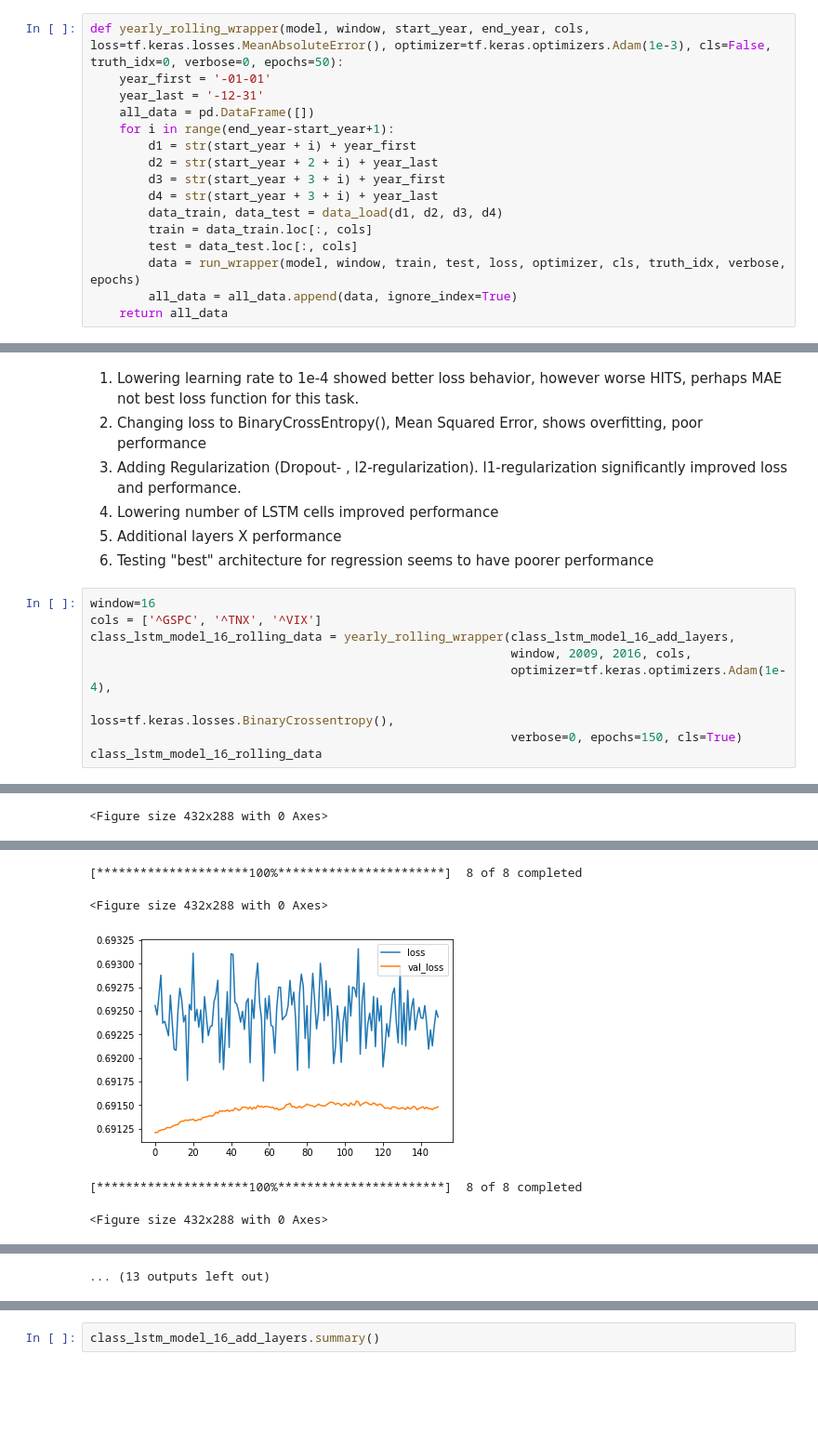
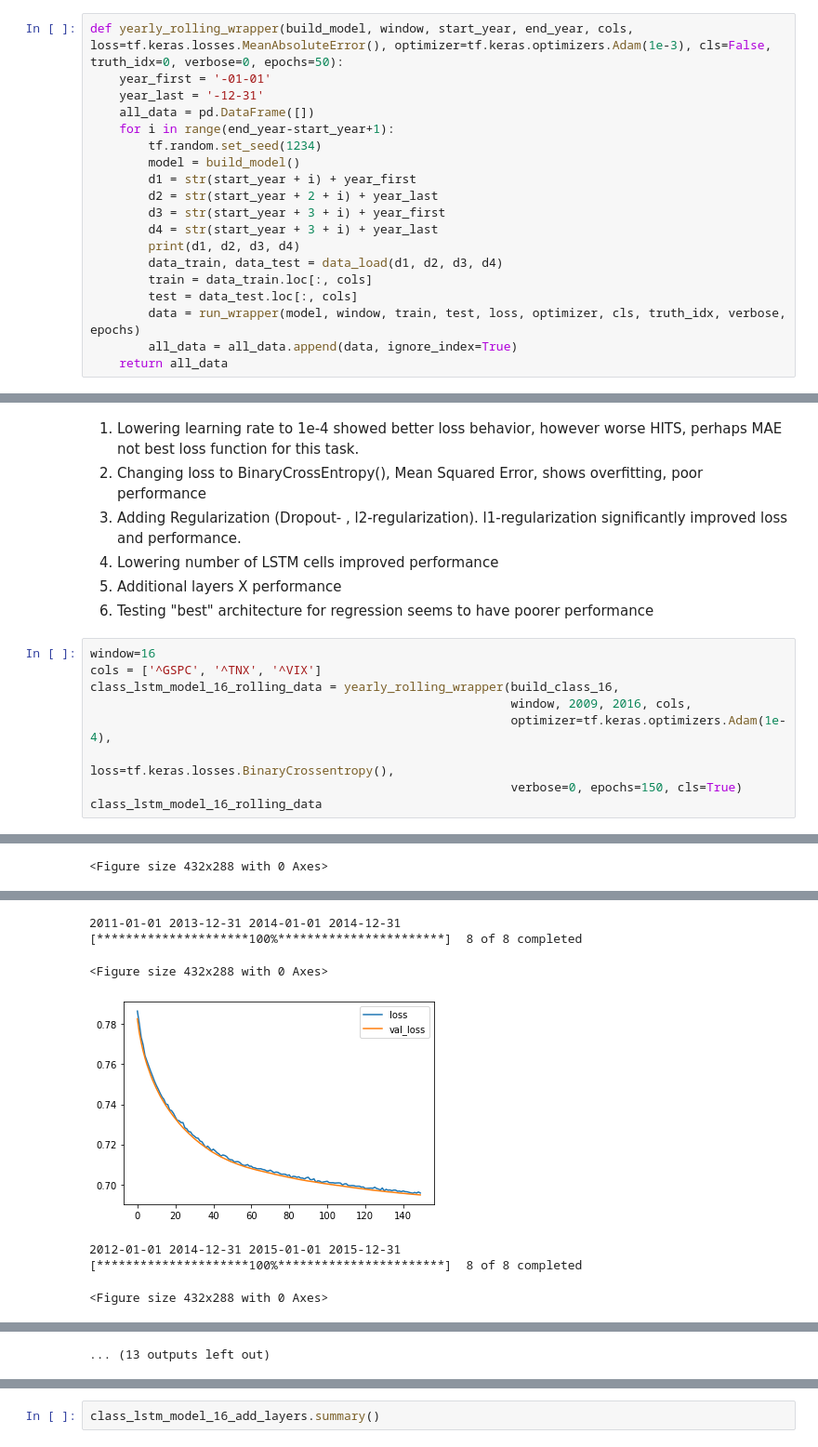
Before and after one commit to navin9292/Google_Wavenet-_Model, a Jupyter notebook: LSTM.ipynb, the cells around one changed output, grey strips where cells are left out. Shown at 93% size. Drawn from its saved outputs; the diff is of its cells as text; blank space fills up the shorter version.

```diff
--- a/LSTM.ipynb
+++ b/LSTM.ipynb
@@ -168,15 +102,18 @@ def run_wrapper(model, window, train, test, loss=tf.keras.losses.MeanAbsoluteErr
     data = evaluate_model(model, hist, *train, *val, acc=cls)
     return data
 # %%
-def yearly_rolling_wrapper(model, window, start_year, end_year, cols, loss=tf.keras.losses.MeanAbsoluteError(), optimizer=tf.keras.optimizers.Adam(1e-3), cls=False, truth_idx=0, verbose=0, epochs=50):
+def yearly_rolling_wrapper(build_model, window, start_year, end_year, cols, loss=tf.keras.losses.MeanAbsoluteError(), optimizer=tf.keras.optimizers.Adam(1e-3), cls=False, truth_idx=0, verbose=0, epochs=50):
     year_first = '-01-01'
     year_last = '-12-31'
     all_data = pd.DataFrame([])
     for i in range(end_year-start_year+1):
+        tf.random.set_seed(1234)
+        model = build_model()
         d1 = str(start_year + i) + year_first
         d2 = str(start_year + 2 + i) + year_last
         d3 = str(start_year + 3 + i) + year_first
         d4 = str(start_year + 3 + i) + year_last
+        print(d1, d2, d3, d4)
         data_train, data_test = data_load(d1, d2, d3, d4)
         train = data_train.loc[:, cols]
         test = data_test.loc[:, cols]
@@ -686,7 +620,7 @@ class_lstm_model_16_data_add_layers
 # %%
 window=16
 cols = ['^GSPC', '^TNX', '^VIX']
-class_lstm_model_16_rolling_data = yearly_rolling_wrapper(class_lstm_model_16_add_layers,
+class_lstm_model_16_rolling_data = yearly_rolling_wrapper(build_class_16,
                                                           window, 2009, 2016, cols,
                                                           optimizer=tf.keras.optimizers.Adam(1e-4),
                                                           loss=tf.keras.losses.BinaryCrossentropy(),
@@ -702,5 +638,7 @@ class_lstm_model_16_rolling_data
+2011-01-01 2013-12-31 2014-01-01 2014-12-31
 [*********************100%***********************]  8 of 8 completed
 <Figure size 432x288 with 0 Axes>
-[figure, old version]
+[figure, new version]
+2012-01-01 2014-12-31 2015-01-01 2015-12-31
 [*********************100%***********************]  8 of 8 completed
 <Figure size 432x288 with 0 Axes>
```
Also changed, not shown: parts of 20 cells of this notebook.
